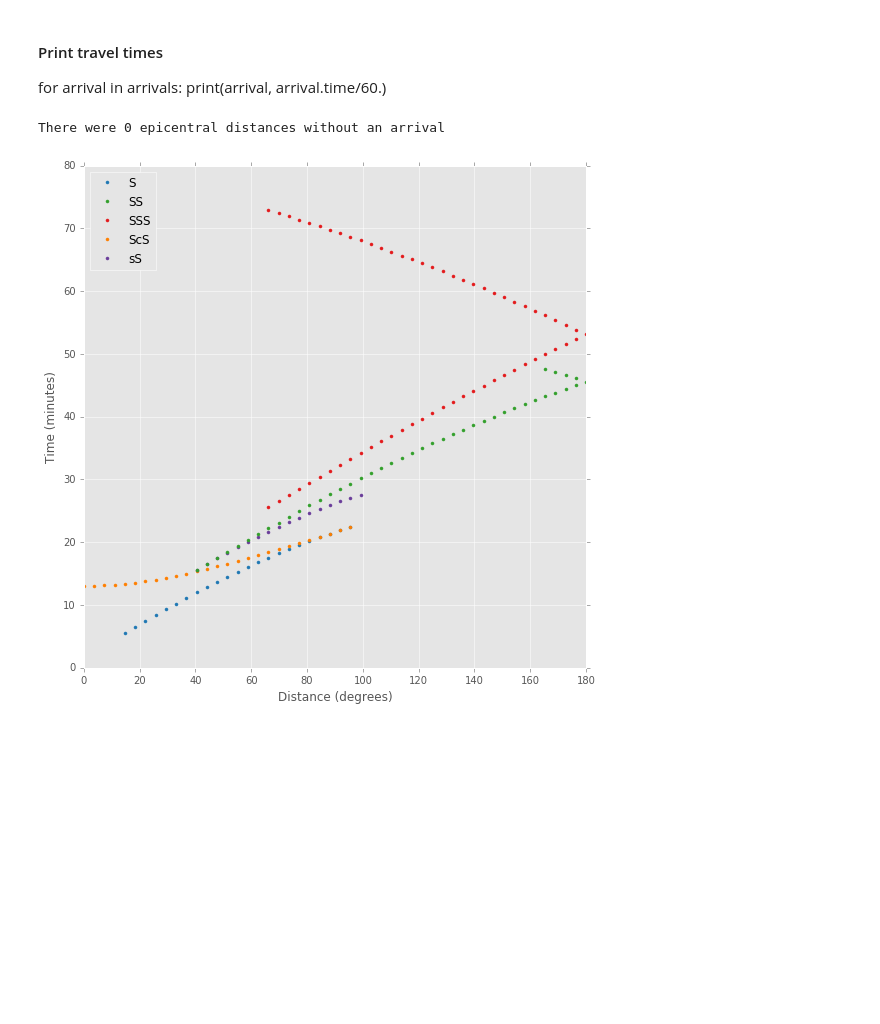
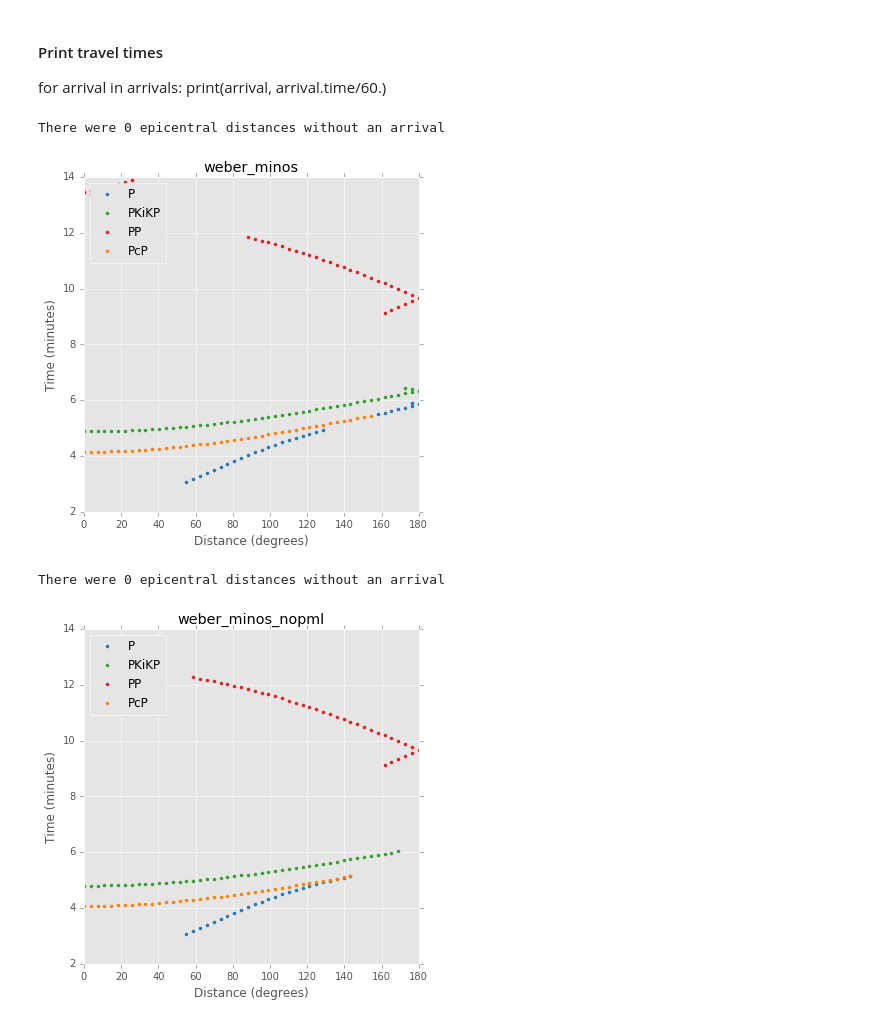
Before and after one commit to nmancinelli/moonbeam, a Jupyter notebook: Moon-Rays.ipynb, the cells around one changed output. Drawn from its saved outputs; the diff is of its cells as text; code cells hidden in the pictures; blank space fills up the shorter version.

```diff
--- a/Moon-Rays.ipynb
+++ b/Moon-Rays.ipynb
@@ -77,6 +58,8 @@ inner-core
 
 import obspy
 from obspy.taup import taup_create, TauPyModel
-taup_create.build_taup_model('weber.nd')
-model = TauPyModel(model="weber")
+taup_create.build_taup_model('weber_minos.nd')
+taup_create.build_taup_model('weber_minos_nopml.nd')
+model1 = TauPyModel(model="weber_minos")
+model2 = TauPyModel(model="weber_minos_nopml")
 # %% [output]
@@ -84,6 +68,7 @@ Building obspy.taup model for 'weber.nd' ...
 # %%
 #Plot some ray paths
 
-arrivals = model.get_ray_paths(source_depth_in_km=850, distance_in_degree=133, phase_list=["S","SS","P","PcP","PKIKP","PKIKP"])
-ax = arrivals.plot_rays(legend=True)
+for model in [model1, model2]:
+    arrivals = model.get_ray_paths(source_depth_in_km=0, distance_in_degree=142, phase_list=["S","SS","PS"])
+    ax = arrivals.plot_rays(legend=True)
 # %% [output]
@@ -96,14 +82,26 @@ for arrival in arrivals:
 # %%
 #Plot travel time curves
 
 from obspy.taup import plot_travel_times
 
 import matplotlib.pyplot as plt
 plt.style.use('ggplot')
 
-fig, ax = plt.subplots(figsize=(9, 9))
 
-ax = plot_travel_times(source_depth=750, phase_list=["sS", "S","ScS","SS","SSS"], ax=ax, fig=fig, verbose=True)
+
+for iplt, model in enumerate(['weber_minos','weber_minos_nopml']):
+    fig = plt.figure(figsize=(6, 6))
+    ax = fig.add_subplot(1,1,1)
+    ax.set_title(model)
+    ax = plot_travel_times(model=model,
+                           source_depth=850,
+                           #phase_list=["S","ScS","SS"],
+                           phase_list=["P","PcP","PP","PKiKP"],
+                           #phase_list=["sS", "S","ScS","SS","SSS","SSSS","P","PKP","PKIKP","PcS","ScP","PcP","pS",'p','s'],
+                           npoints = 50,
+                           ax=ax, fig=fig, verbose=True)
 # %% [output]
 There were 0 epicentral distances without an arrival
-[figure, old version]
+[figure, new version]
+There were 0 epicentral distances without an arrival
+[figure, added]
```
Also changed, not shown: parts of 8 cells of this notebook.
